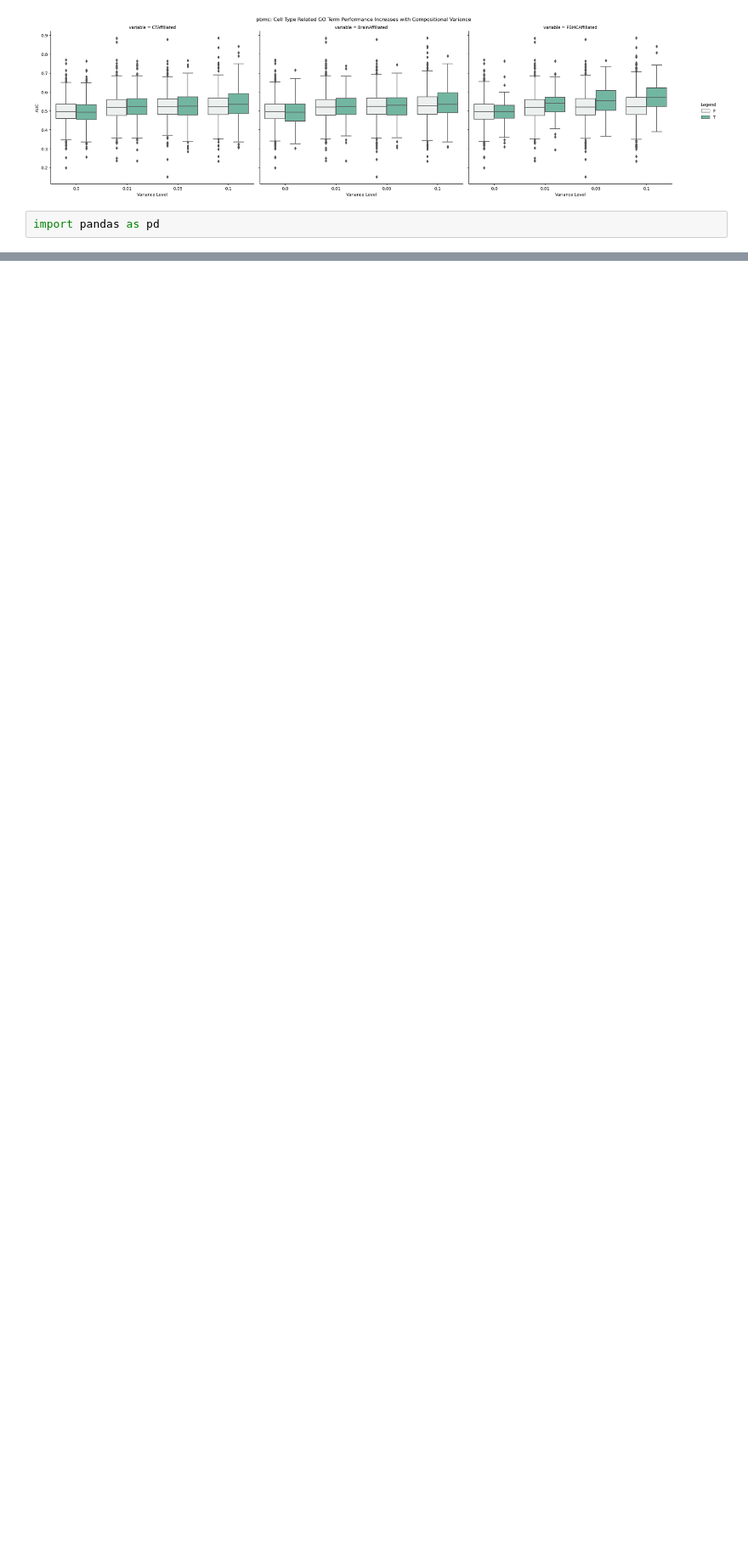
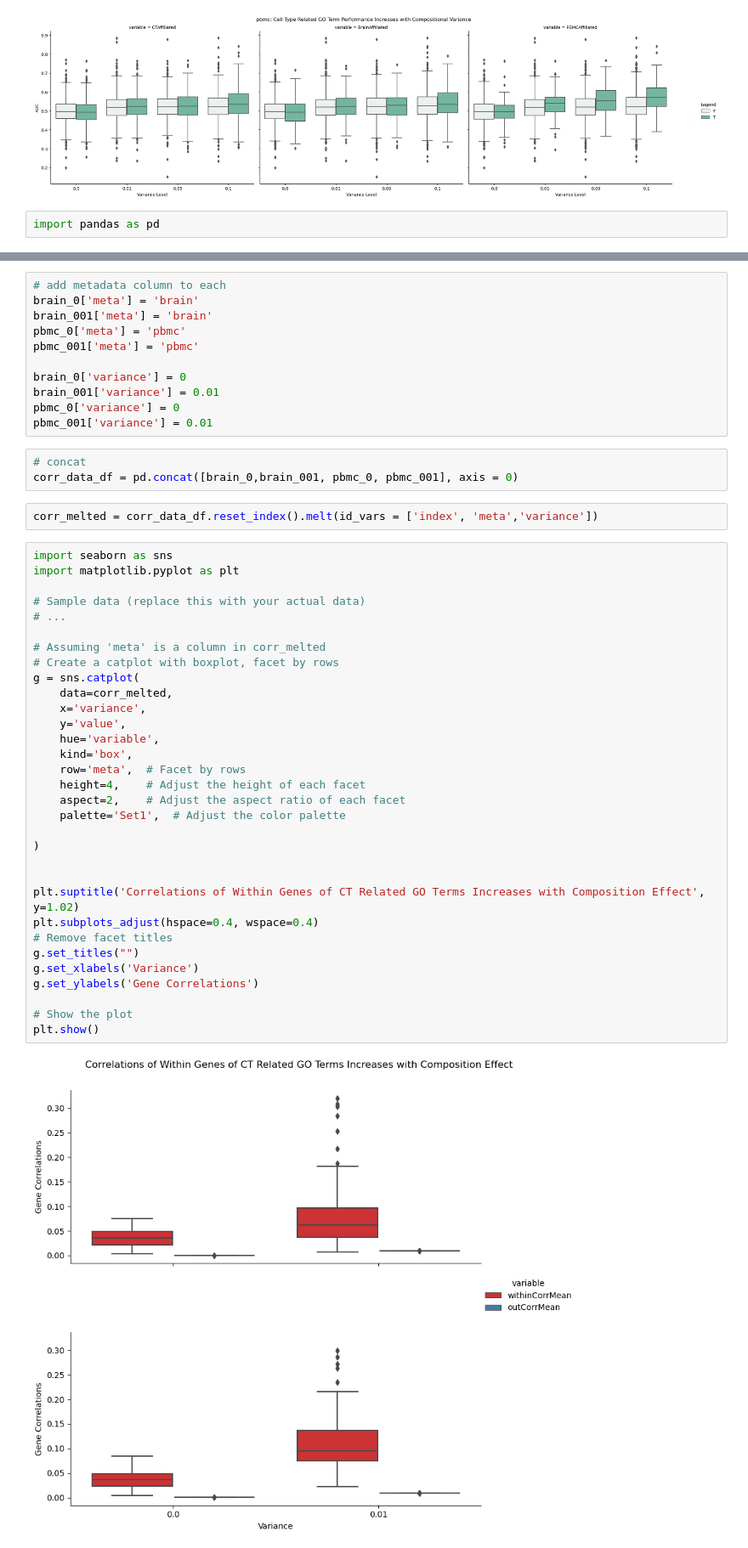
Before and after one commit to AlexAdrian-Hamazaki/Pseudobulk_Function_Pipeline, a Jupyter notebook: bin/bulkSimulations/bin/notebooks/analysis.ipynb, the cells around one changed output, grey strips where cells are left out. Shown at 85% size. Cells and saved outputs as stored; diff of their text form; blank space fills up the shorter version.

```diff
--- a/bin/bulkSimulations/bin/notebooks/analysis.ipynb
+++ b/bin/bulkSimulations/bin/notebooks/analysis.ipynb
@@ -116,0 +268,50 @@ df2 = pd.read_csv("/space/grp/aadrian/Pseudobulk_Function_Pipeline_HighRes/bin/b
+# %%
+# add metadata column to each
+brain_0['meta'] = 'brain'
+brain_001['meta'] = 'brain'
+pbmc_0['meta'] = 'pbmc'
+pbmc_001['meta'] = 'pbmc'
+
+brain_0['variance'] = 0
+brain_001['variance'] = 0.01
+pbmc_0['variance'] = 0
+pbmc_001['variance'] = 0.01
+# %%
+# concat
+corr_data_df = pd.concat([brain_0,brain_001, pbmc_0, pbmc_001], axis = 0)
+# %%
+corr_melted = corr_data_df.reset_index().melt(id_vars = ['index', 'meta','variance'])
+# %%
+import seaborn as sns
+import matplotlib.pyplot as plt
+
+# Sample data (replace this with your actual data)
+# ...
+
+# Assuming 'meta' is a column in corr_melted
+# Create a catplot with boxplot, facet by rows
+g = sns.catplot(
+    data=corr_melted,
+    x='variance',
+    y='value',
+    hue='variable',
+    kind='box',
+    row='meta',  # Facet by rows
+    height=4,    # Adjust the height of each facet
+    aspect=2,    # Adjust the aspect ratio of each facet
+    palette='Set1',  # Adjust the color palette
+
+)
+
+
+plt.suptitle('Correlations of Within Genes of CT Related GO Terms Increases with Composition Effect', y=1.02)
+plt.subplots_adjust(hspace=0.4, wspace=0.4)
+# Remove facet titles
+g.set_titles("")
+g.set_xlabels('Variance')
+g.set_ylabels('Gene Correlations')
+
+# Show the plot
+plt.show()
+# %% [output]
+[figure, added]
```
Also changed, not shown: parts of 30 cells of this notebook, 14 other files.
